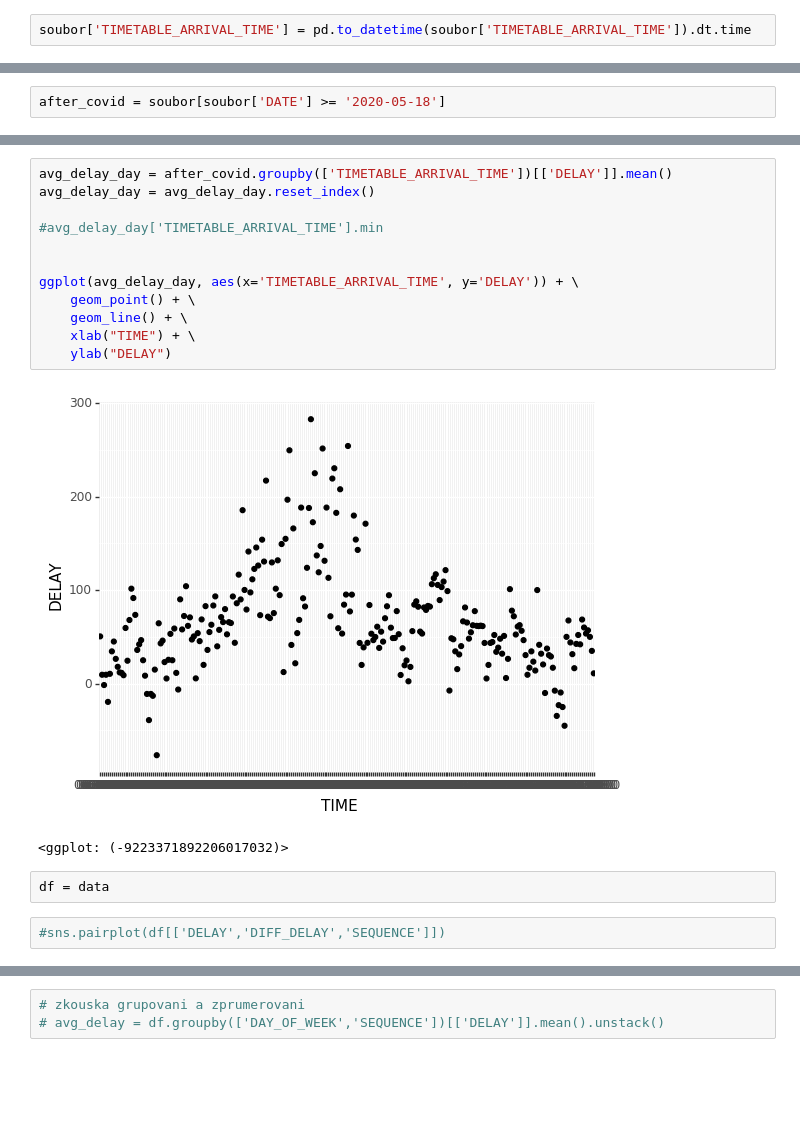
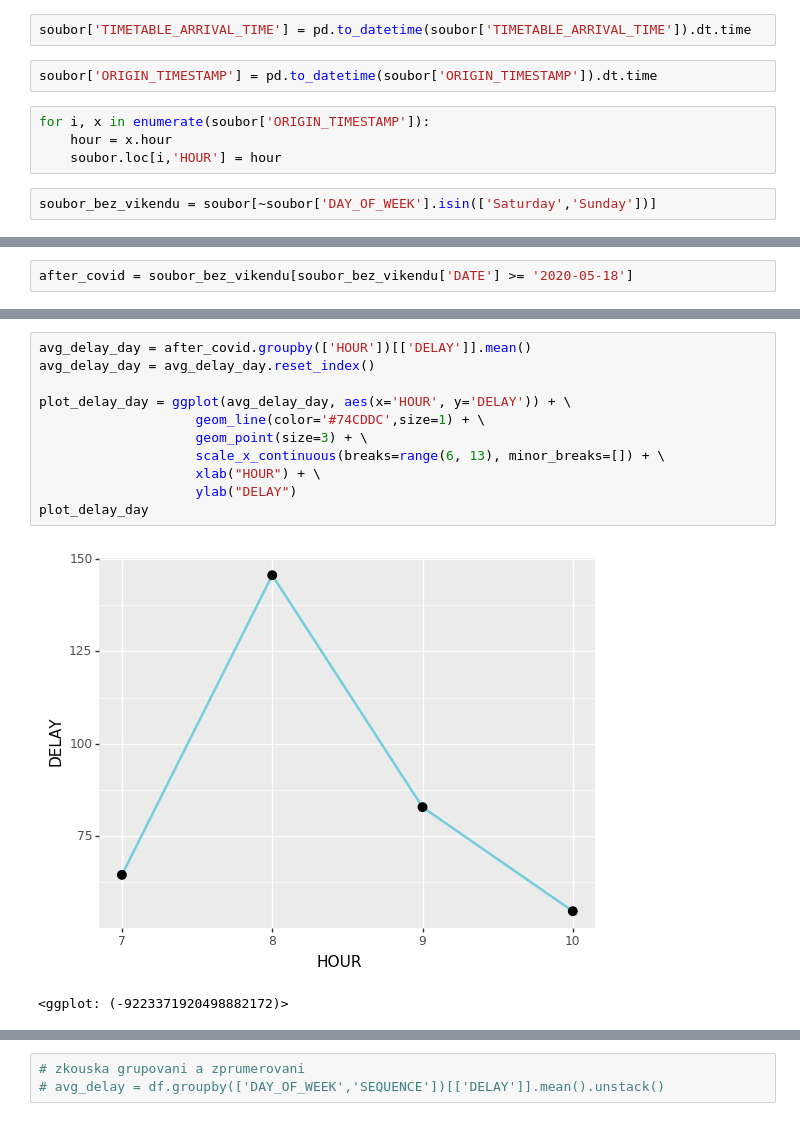
Before and after one commit to hrubajan/da_projekt_gol, a Jupyter notebook: graf_STAT.ipynb, the cells around one changed output, grey strips where cells are left out. Cells and saved outputs as stored; diff of their text form; blank space fills up the shorter version.

```diff
--- a/graf_STAT.ipynb
+++ b/graf_STAT.ipynb
@@ -37,4 +38,12 @@ color = [
 soubor = pd.read_csv('final.csv', encoding='utf-8', low_memory=False)
 # %%
 soubor['TIMETABLE_ARRIVAL_TIME'] = pd.to_datetime(soubor['TIMETABLE_ARRIVAL_TIME']).dt.time
+# %%
+soubor['ORIGIN_TIMESTAMP'] = pd.to_datetime(soubor['ORIGIN_TIMESTAMP']).dt.time
+# %%
+for i, x in enumerate(soubor['ORIGIN_TIMESTAMP']):
+    hour = x.hour
+    soubor.loc[i,'HOUR'] = hour
+# %%
+soubor_bez_vikendu = soubor[~soubor['DAY_OF_WEEK'].isin(['Saturday','Sunday'])]
 # %%
@@ -46,5 +55,5 @@ len(before_covid['UNICORN'].unique())
 # %%
-after_covid = soubor[soubor['DATE'] >= '2020-05-18']
+after_covid = soubor_bez_vikendu[soubor_bez_vikendu['DATE'] >= '2020-05-18']
 # %%
 len(after_covid['UNICORN'].unique())
 # %% [output]
@@ -67,19 +61,14 @@ Name: TIMETABLE_ARRIVAL_TIME, Length: 2070, dtype: object
 # %%
-avg_delay_day = after_covid.groupby(['TIMETABLE_ARRIVAL_TIME'])[['DELAY']].mean()
+avg_delay_day = after_covid.groupby(['HOUR'])[['DELAY']].mean()
 avg_delay_day = avg_delay_day.reset_index()
 
-#avg_delay_day['TIMETABLE_ARRIVAL_TIME'].min
-
-
-ggplot(avg_delay_day, aes(x='TIMETABLE_ARRIVAL_TIME', y='DELAY')) + \
-    geom_point() + \
-    geom_line() + \
-    xlab("TIME") + \
-    ylab("DELAY")
+plot_delay_day = ggplot(avg_delay_day, aes(x='HOUR', y='DELAY')) + \
+                    geom_line(color='#74CDDC',size=1) + \
+                    geom_point(size=3) + \
+                    scale_x_continuous(breaks=range(6, 13), minor_breaks=[]) + \
+                    xlab("HOUR") + \
+                    ylab("DELAY")
+plot_delay_day
 # %% [output]
-[figure, old version]
+[figure, new version]
-<ggplot: (-9223371892206017032)>
+<ggplot: (-9223371920498882172)>
-# %%
-df = data
-# %%
-#sns.pairplot(df[['DELAY','DIFF_DELAY','SEQUENCE']])
```
Also changed, not shown: parts of 25 cells of this notebook, 3 other files.
